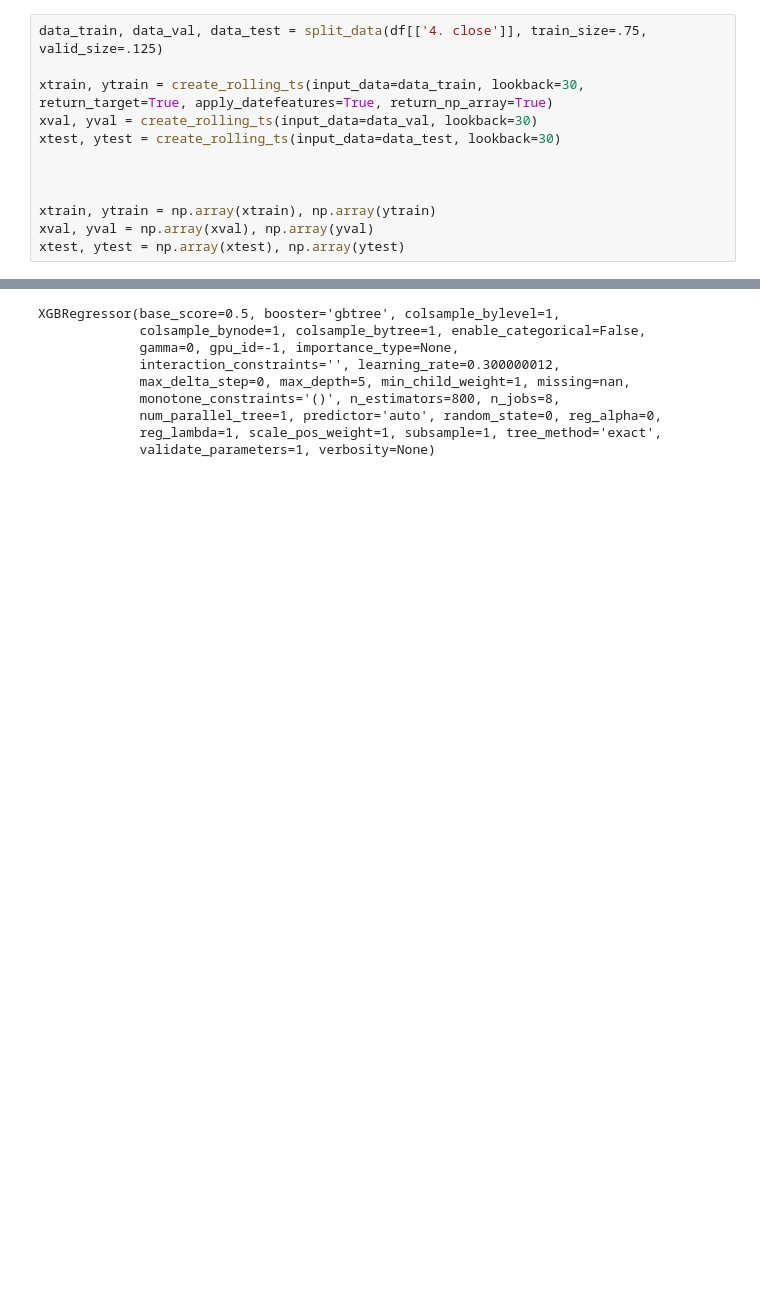
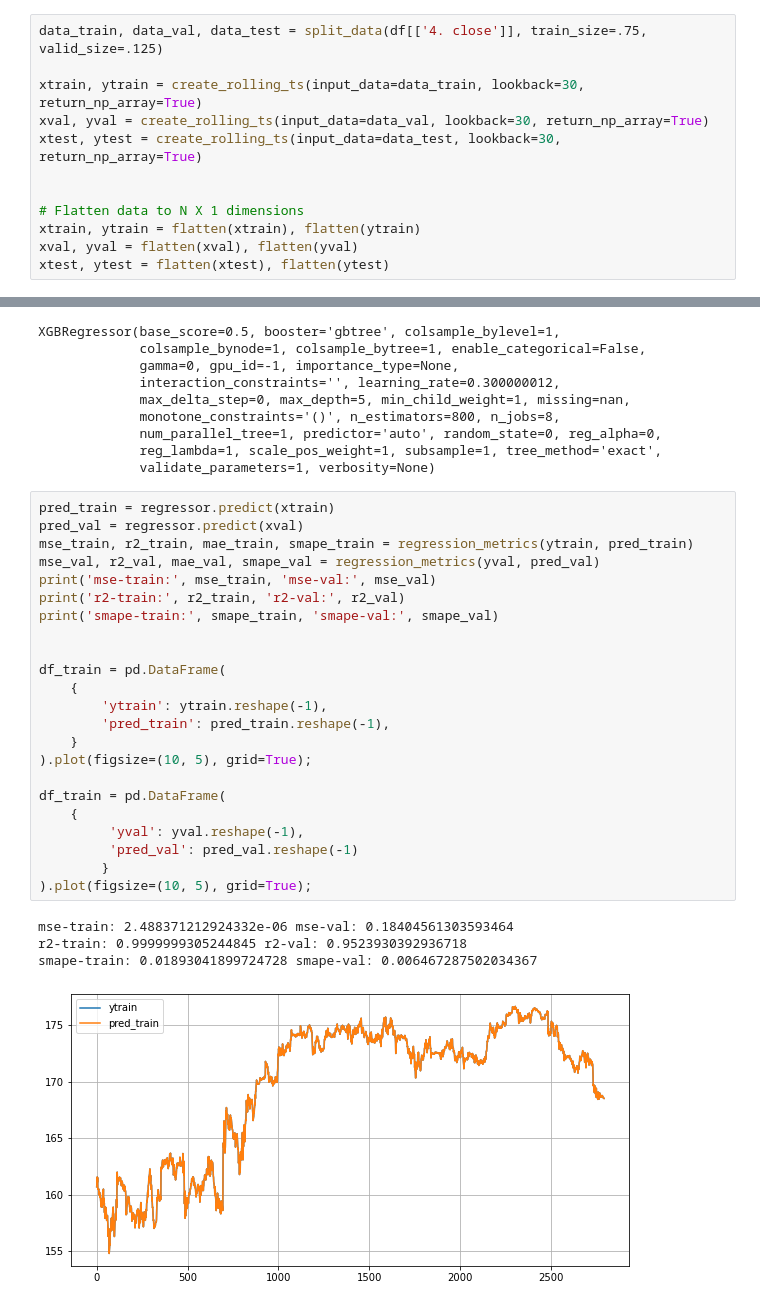
Before and after one commit to gilberto-BE/aifi-bootcamp, a Jupyter notebook: notebooks/XGBoostRegressor.ipynb, the cells around one changed output, grey strips where cells are left out. Saved outputs shown, nothing was run; the diff lists cells and outputs as text; blank space fills up the shorter version.

```diff
--- a/notebooks/XGBoostRegressor.ipynb
+++ b/notebooks/XGBoostRegressor.ipynb
@@ -47,15 +47,15 @@ df.plot(figsize=(10, 4), subplots=True);
 # %%
 data_train, data_val, data_test = split_data(df[['4. close']], train_size=.75, valid_size=.125)
 
-xtrain, ytrain = create_rolling_ts(input_data=data_train, lookback=30, return_target=True, apply_datefeatures=True, return_np_array=True)
-xval, yval = create_rolling_ts(input_data=data_val, lookback=30)
-xtest, ytest = create_rolling_ts(input_data=data_test, lookback=30)
+xtrain, ytrain = create_rolling_ts(input_data=data_train, lookback=30, return_np_array=True)
+xval, yval = create_rolling_ts(input_data=data_val, lookback=30, return_np_array=True)
+xtest, ytest = create_rolling_ts(input_data=data_test, lookback=30, return_np_array=True)
 
 
-
-xtrain, ytrain = np.array(xtrain), np.array(ytrain)
-xval, yval = np.array(xval), np.array(yval)
-xtest, ytest = np.array(xtest), np.array(ytest)
+# Flatten data to N X 1 dimensions
+xtrain, ytrain = flatten(xtrain), flatten(ytrain)
+xval, yval = flatten(xval), flatten(yval)
+xtest, ytest = flatten(xtest), flatten(ytest)
 # %%
 xtrain.shape, ytrain.shape
 # %% [output]
@@ -85,3 +85,31 @@ XGBRegressor(base_score=0.5, booster='gbtree', colsample_bylevel=1,
              num_parallel_tree=1, predictor='auto', random_state=0, reg_alpha=0,
              reg_lambda=1, scale_pos_weight=1, subsample=1, tree_method='exact',
              validate_parameters=1, verbosity=None)
+# %%
+pred_train = regressor.predict(xtrain)
+pred_val = regressor.predict(xval)
+mse_train, r2_train, mae_train, smape_train = regression_metrics(ytrain, pred_train)
+mse_val, r2_val, mae_val, smape_val = regression_metrics(yval, pred_val)
+print('mse-train:', mse_train, 'mse-val:', mse_val)
+print('r2-train:', r2_train, 'r2-val:', r2_val)
+print('smape-train:', smape_train, 'smape-val:', smape_val)
+
+
+df_train = pd.DataFrame(
+    {
+        'ytrain': ytrain.reshape(-1),
+        'pred_train': pred_train.reshape(-1),
+    }
+).plot(figsize=(10, 5), grid=True);
+
+df_train = pd.DataFrame(
+    {
+         'yval': yval.reshape(-1),
+         'pred_val': pred_val.reshape(-1)
+        }
+).plot(figsize=(10, 5), grid=True);
+# %% [output]
+mse-train: 2.488371212924332e-06 mse-val: 0.18404561303593464
+r2-train: 0.9999999305244845 r2-val: 0.9523930392936718
+smape-train: 0.01893041899724728 smape-val: 0.006467287502034367
+[figure, added]
```
Also changed, not shown: parts of 3 cells of this notebook, 3 other files.
